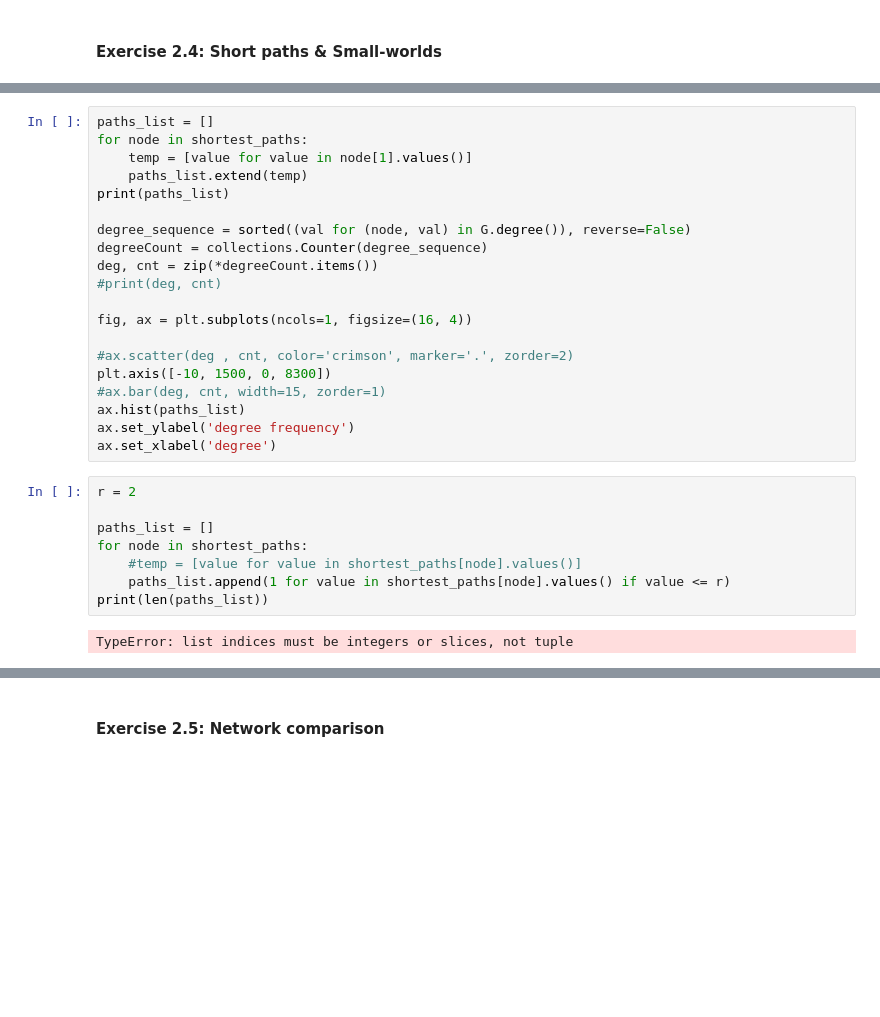
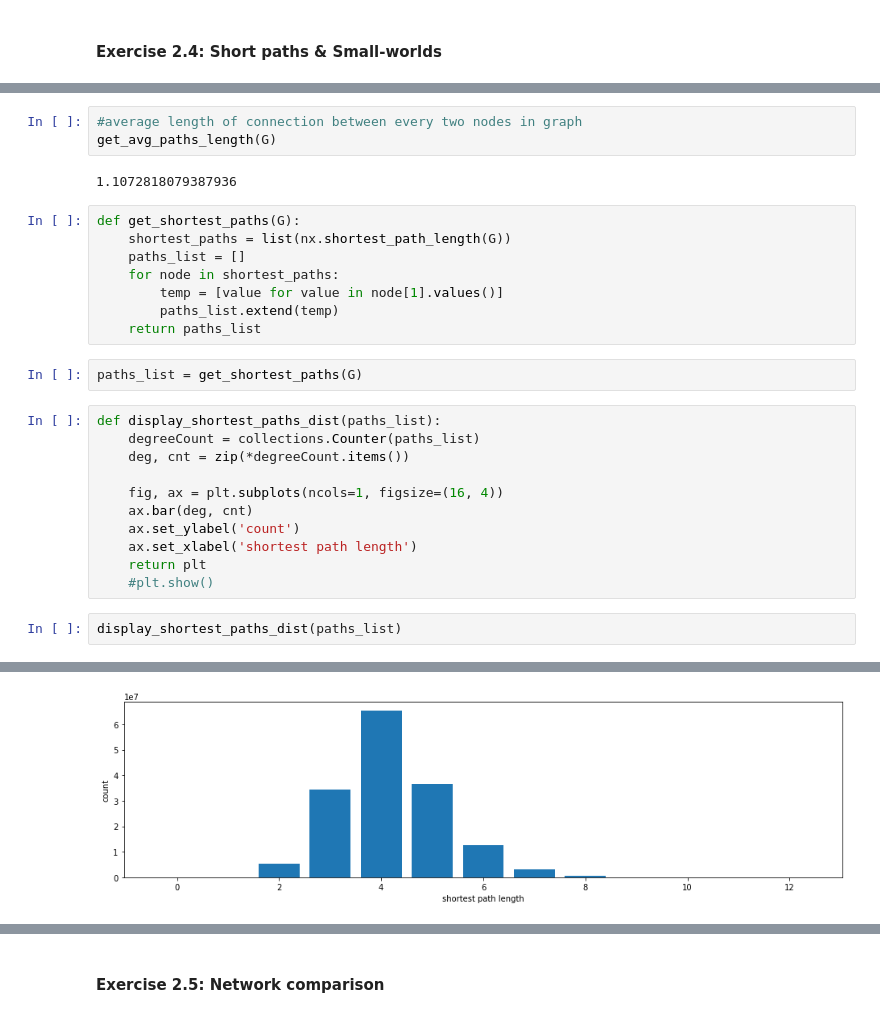
Before and after one commit to ewaMiazga/InternetAnalytics-2023, a Jupyter notebook: assignment/ix-lab2-notebook-part1.ipynb, the cells around one changed output, grey strips where cells are left out. Saved outputs shown, nothing was run; the diff lists cells and outputs as text; blank space fills up the shorter version.

```diff
--- a/assignment/ix-lab2-notebook-part1.ipynb
+++ b/assignment/ix-lab2-notebook-part1.ipynb
@@ -118,30 +143,29 @@ shortest_paths = list(nx.shortest_path_length(G))
-# %%
-paths_list = []
-for node in shortest_paths:
-    temp = [value for value in node[1].values()]
-    paths_list.extend(temp)
-print(paths_list)
-
-degree_sequence = sorted((val for (node, val) in G.degree()), reverse=False)
-degreeCount = collections.Counter(degree_sequence)
-deg, cnt = zip(*degreeCount.items())
-#print(deg, cnt)
-
-fig, ax = plt.subplots(ncols=1, figsize=(16, 4))
-
-#ax.scatter(deg , cnt, color='crimson', marker='.', zorder=2)
-plt.axis([-10, 1500, 0, 8300])
-#ax.bar(deg, cnt, width=15, zorder=1)
-ax.hist(paths_list)
-ax.set_ylabel('degree frequency')
-ax.set_xlabel('degree')
+# %%
+#average length of connection between every two nodes in graph
+get_avg_paths_length(G)
+# %% [output]
+1.1072818079387936
 # %%
-r = 2
-
-paths_list = []
-for node in shortest_paths:
-    #temp = [value for value in shortest_paths[node].values()]
-    paths_list.append(1 for value in shortest_paths[node].values() if value <= r)
-print(len(paths_list))
+def get_shortest_paths(G):
+    shortest_paths = list(nx.shortest_path_length(G))
+    paths_list = []
+    for node in shortest_paths:
+        temp = [value for value in node[1].values()]
+        paths_list.extend(temp)
+    return paths_list
-# %% [output]
-TypeError: list indices must be integers or slices, not tuple
+# %%
+paths_list = get_shortest_paths(G)
+# %%
+def display_shortest_paths_dist(paths_list):
+    degreeCount = collections.Counter(paths_list)
+    deg, cnt = zip(*degreeCount.items())
+
+    fig, ax = plt.subplots(ncols=1, figsize=(16, 4))
+    ax.bar(deg, cnt)
+    ax.set_ylabel('count')
+    ax.set_xlabel('shortest path length')
+    return plt
+    #plt.show()
+# %%
+display_shortest_paths_dist(paths_list)
+# %% [output]
@@ -147,0 +173 @@ TypeError: list indices must be integers or slices, not tuple
+[figure, added]
```
Also changed, not shown: parts of 37 cells of this notebook, 1 other file.
